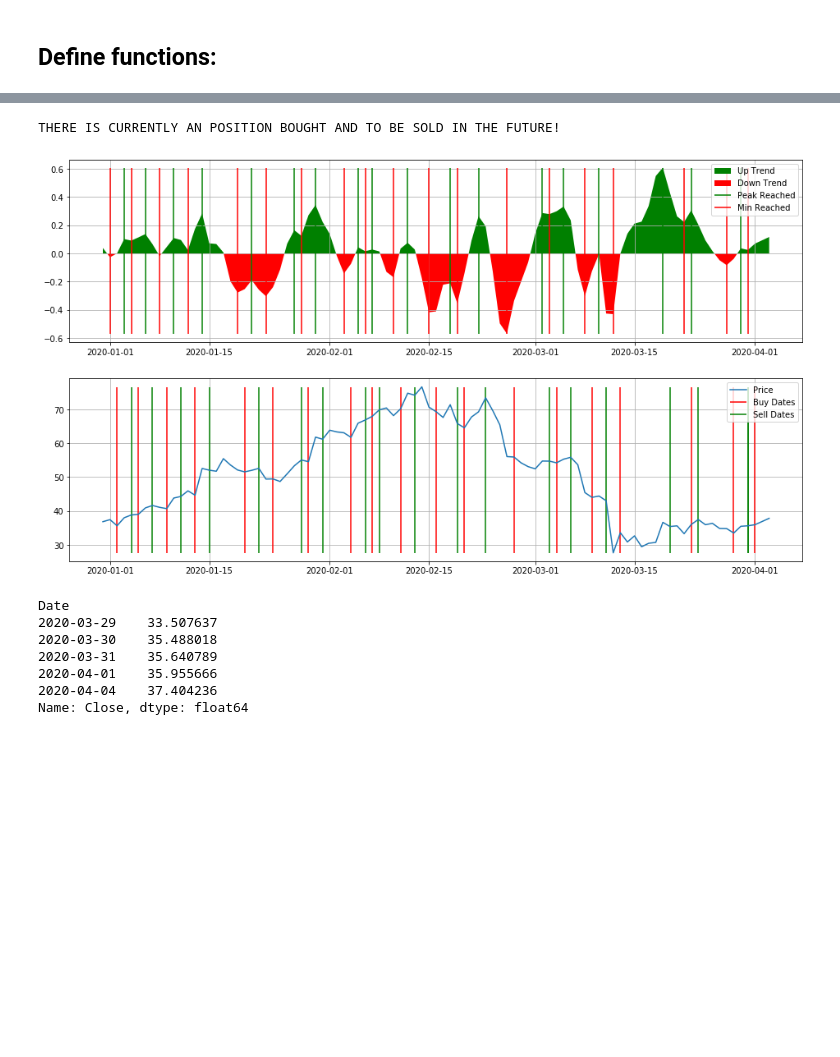
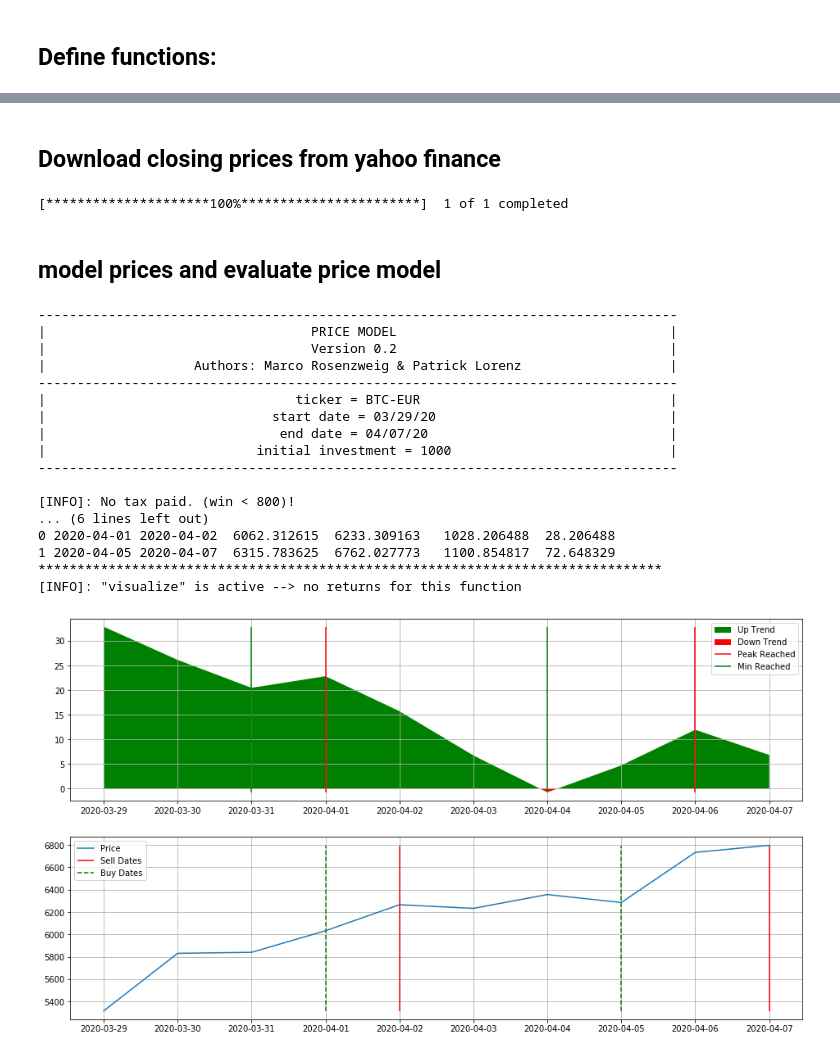
Before and after one commit to MarcoRosenzweig/FINANCE, a Jupyter notebook: PRICE_MODEL.ipynb, the cells around one changed output, grey strips where cells are left out. Saved outputs shown, nothing was run; the diff lists cells and outputs as text; code cells hidden in the pictures; blank space fills up the shorter version.

Commit message:
PRICE MODEL v0.2
new versions

```diff
--- a/PRICE_MODEL.ipynb
+++ b/PRICE_MODEL.ipynb
@@ -206,34 +281,31 @@ plt.show()
-# %%
-locs_and_grad = price_model(data, values_of_interest=(12, 26, 9), buy_delay=1, grad_return=True)
-locs = locs_and_grad[0:2]
-grad = locs_and_grad[-1]
-
-
-plt.figure(figsize=(16, 9))
-ax1 = plt.subplot(2, 1, 1)
-plt.fill_between(data.index, 0, grad, where=grad>0, facecolor='green', interpolate=True)
-plt.fill_between(data.index, 0, grad, where=grad<=0, facecolor='red', interpolate=True)
-plt.vlines(data.index[locs[1] - 1], np.min(grad), np.max(grad), color='g')
-plt.vlines(data.index[locs[0] - 1], np.min(grad), np.max(grad), color='r')
-plt.legend(['Up Trend', 'Down Trend', 'Peak Reached', 'Min Reached'])
-plt.grid()
-ax2 = plt.subplot(2, 1, 2, sharex=ax1)
-plt.plot(data)
-plt.vlines(model_eval['Buy Dates'], np.min(data), np.max(data), color='r')
-plt.vlines(model_eval['Sell Dates'], np.min(data), np.max(data), color='g')
-plt.legend(['Price', 'Buy Dates', 'Sell Dates'])
-plt.grid()
-plt.show()
-# %% [output]
-THERE IS CURRENTLY AN POSITION BOUGHT AND TO BE SOLD IN THE FUTURE!
-[figure, removed]
-# %%
-data.tail()
-# %% [output]
-Date
-2020-03-29    33.507637
-2020-03-30    35.488018
-2020-03-31    35.640789
-2020-04-01    35.955666
-2020-04-04    37.404236
-Name: Close, dtype: float64
+# %% [markdown]
+## Download closing prices from yahoo finance
+# %%
+ticker = 'BTC-EUR'
+data = download_data(ticker, start='2020-03-30')
+# %% [output]
+[*********************100%***********************]  1 of 1 completed
+# %% [markdown]
+## model prices and evaluate price model
+# %%
+locs_and_grad = price_model(data)
+evaluate_price_model(data, locs_and_grad=locs_and_grad, ticker=ticker, visualize=True)
+# %% [output]
+----------------------------------------------------------------------------------
+|                                  PRICE MODEL                                   |
+|                                  Version 0.2                                   |
+|                   Authors: Marco Rosenzweig & Patrick Lorenz                   |
+----------------------------------------------------------------------------------
+|                                ticker = BTC-EUR                                |
+|                             start date = 03/29/20                              |
+|                              end date = 04/07/20                               |
+|                           initial investment = 1000                            |
+----------------------------------------------------------------------------------
+
+[INFO]: No tax paid. (win < 800)!
+... (6 lines left out)
+0 2020-04-01 2020-04-02  6062.312615  6233.309163   1028.206488  28.206488
+1 2020-04-05 2020-04-07  6315.783625  6762.027773   1100.854817  72.648329
+********************************************************************************
+[INFO]: "visualize" is active --> no returns for this function
+[figure, added]
```
Also changed, not shown: parts of 24 cells of this notebook.
